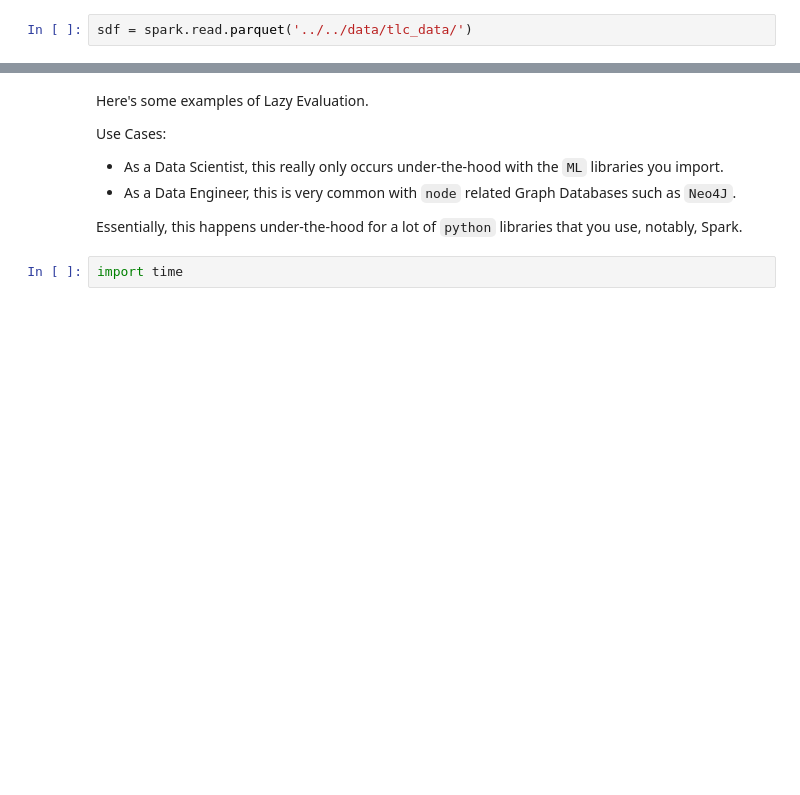
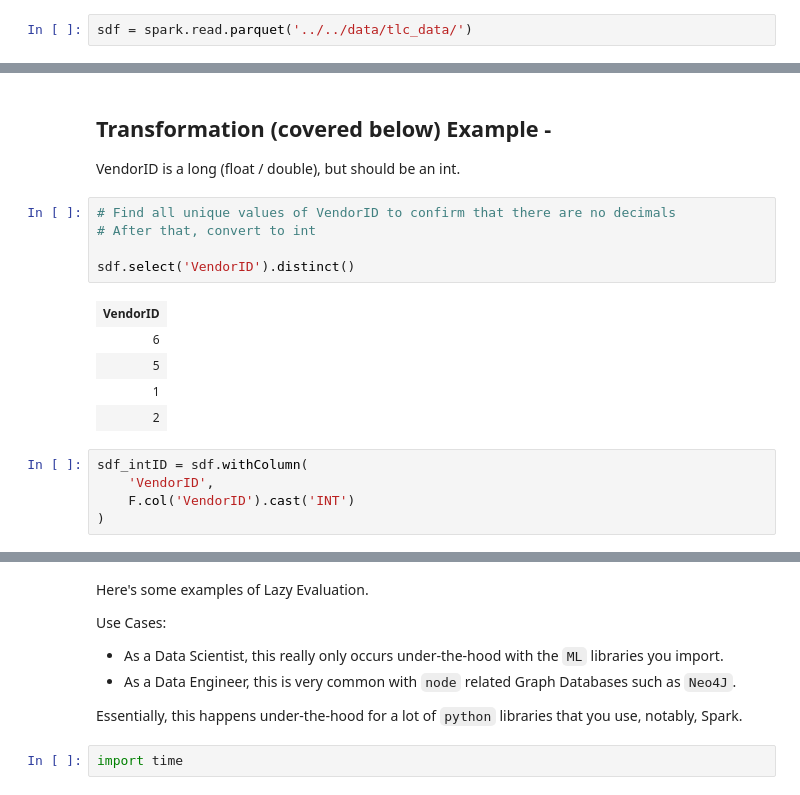
Before and after one commit to arjunrajkumar-ds/MAST30034_Python-1, a Jupyter notebook: tutorials/tute_2/Tute2_Python.ipynb, the cells around one changed output, grey strips where cells are left out. Drawn from its saved outputs; the diff is of its cells as text; blank space fills up the shorter version.

```diff
--- a/tutorials/tute_2/Tute2_Python.ipynb
+++ b/tutorials/tute_2/Tute2_Python.ipynb
@@ -39,0 +74,19 @@ sdf = spark.read.parquet('../../data/tlc_data/')
+# %% [markdown]
+## Transformation (covered below) Example -
+VendorID is a long (float / double), but should be an int.
+# %%
+# Find all unique values of VendorID to confirm that there are no decimals
+# After that, convert to int
+
+sdf.select('VendorID').distinct()
+# %% [output]
+| VendorID |
+| 6 |
+| 5 |
+| 1 |
+| 2 |
+# %%
+sdf_intID = sdf.withColumn(
+    'VendorID',
+    F.col('VendorID').cast('INT')
+)
```
Also changed, not shown: parts of 24 cells of this notebook.
